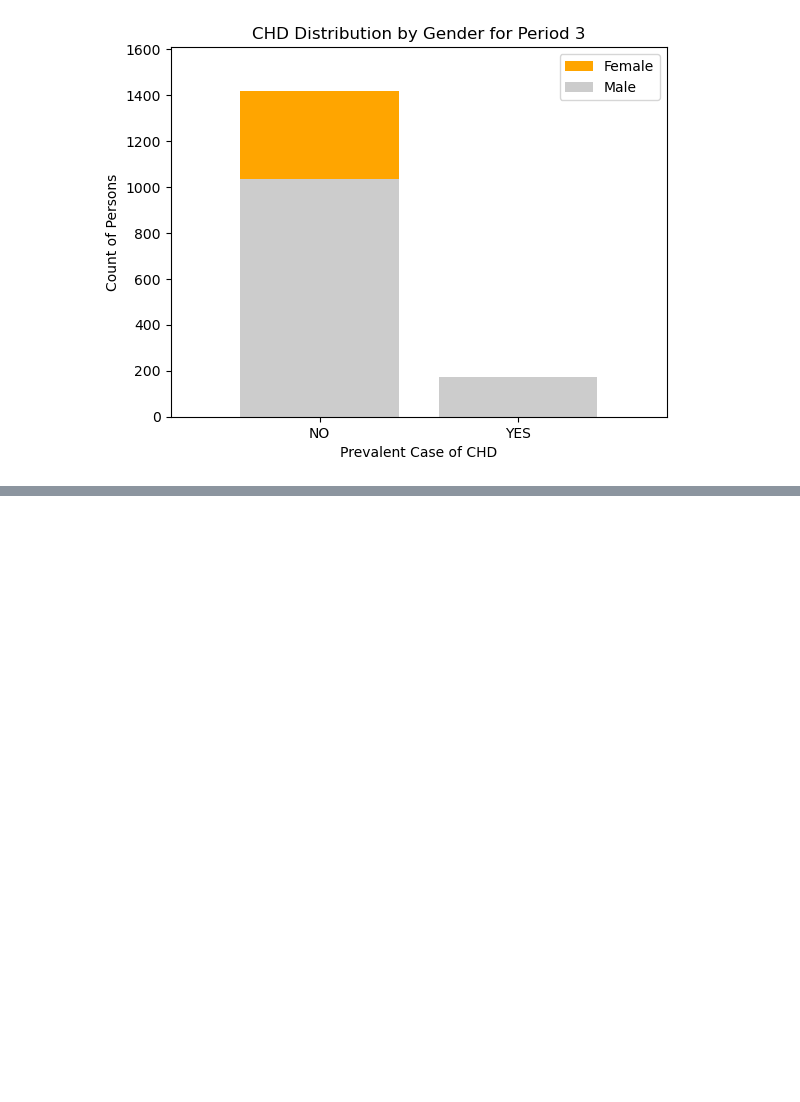
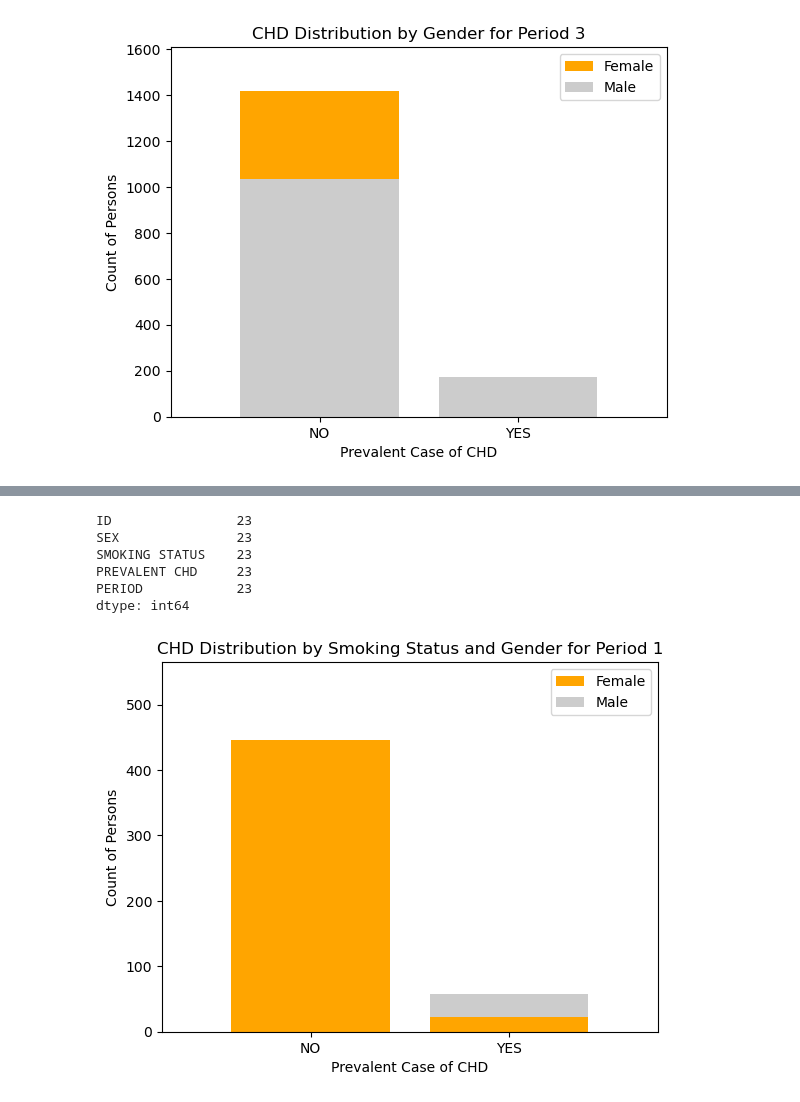
Before and after one commit to Yasmin-9/HeartInsights, a Jupyter notebook: sex/sex.ipynb, the cells around one changed output, grey strips where cells are left out. Saved outputs shown, nothing was run; the diff lists cells and outputs as text; code cells hidden in the pictures; blank space fills up the shorter version.

```diff
--- a/sex/sex.ipynb
+++ b/sex/sex.ipynb
@@ -241,0 +299,15 @@ smoking_p3
+# %%
+# SEX, SMOKING AND CHD FOR PERIOD 3
+
+smoking_p3 = pd.DataFrame()
+smoking_p3 = smoking_df.loc[smoking_df['PERIOD']==3,:]
+smoking_p3
+
+# Filter by SMOKING STATUS == 'YES'
+
+smoking_p3 = smoking_p3.loc[smoking_df['SMOKING STATUS']=='YES',:]
+smoking_p3
+
+#   Checkpoint!
+#   934 total rows of smokers in P3
+#      > Number of smokers dropped by nearly 400 from P1.
@@ -241,0 +328,61 @@ smoking_p3
+# %%
+# Debugging, to make sure data is being filtered correctly.
+
+
+female_smp3 = smoking_p3.loc[smoking_p3['SEX']=='F',:]
+female_smp3
+
+male_smp3 = smoking_p3.loc[smoking_p3['SEX']=='M',:]
+male_smp3
+
+# #Once again split data further, by PREVALENT CHD (yes or no)
+
+male_smp3_chd= male_smp3.loc[male_smp3['PREVALENT CHD']=='YES',:]
+male_smp3_chd
+
+female_smp3_chd = female_smp3.loc[female_smp3['PREVALENT CHD']=='YES',:]
+female_smp3_chd.count()
+
+# >FINDINGS/ANALYSIS<
+#   469 rows of Female smokers
+#       23 female smokers w/ CHD
+#           (increased from 4 in P1)
+#   465 rows of Male smokers
+#       58 male smokers w/ CHD
+#           (increased from 20 in P1)
+#
+#   Interestingly enough, there is also a drop in total smoker count in P3 compared to P1.
+#   SAME PATTERN: More Males smokers and more mals with CHD.
+# NEW!!.. more smokers got diagnosed with CHD by Period 3!!!!(a CORRELATION of smoking with CHD)
+# %% [output]
+ID                23
+SEX               23
+SMOKING STATUS    23
+PREVALENT CHD     23
+PERIOD            23
+dtype: int64
+# %%
+# PERIOD 3 PLOTTING: SMOKING, SEX AND CHD PREVALENCE
+
+female_axis4=female_smp3.groupby(['PREVALENT CHD'])['ID'].count()
+female_axis4
+
+male_axis4= male_smp3.groupby(['PREVALENT CHD'])['ID'].count()
+male_axis4
+
+# Double plotting for both sexes individually
+plt.bar(sexes,female_axis4,label='Female',color='orange',align='center',zorder=2)
+plt.bar(sexes,male_axis4,label='Male',color='0.80',align='center')
+
+tick_locations = [value for value in sexes]
+plt.xticks(tick_locations, yesorno)
+
+plt.title('CHD Distribution by Smoking Status and Gender for Period 1')
+plt.xlabel("Prevalent Case of CHD")
+plt.ylabel("Count of Persons")
+plt.xlim(-0.75,len(sexes)-0.25)
+plt.ylim(0,(male_smp3['PREVALENT CHD']=='YES').count()+100)
+plt.legend()
+plt.show()
+# %% [output]
+[figure, added]
```
Also changed, not shown: parts of 4 cells of this notebook.
